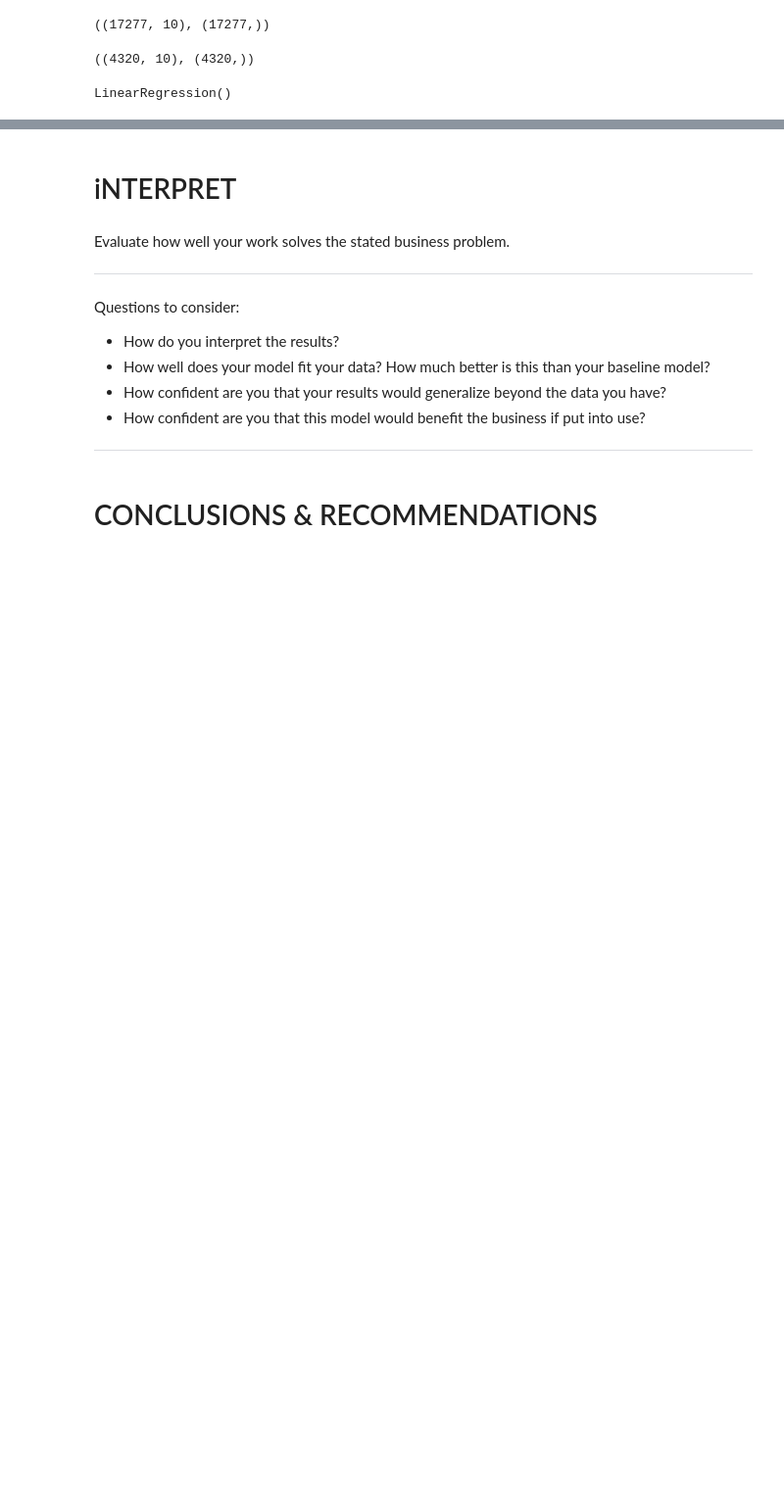
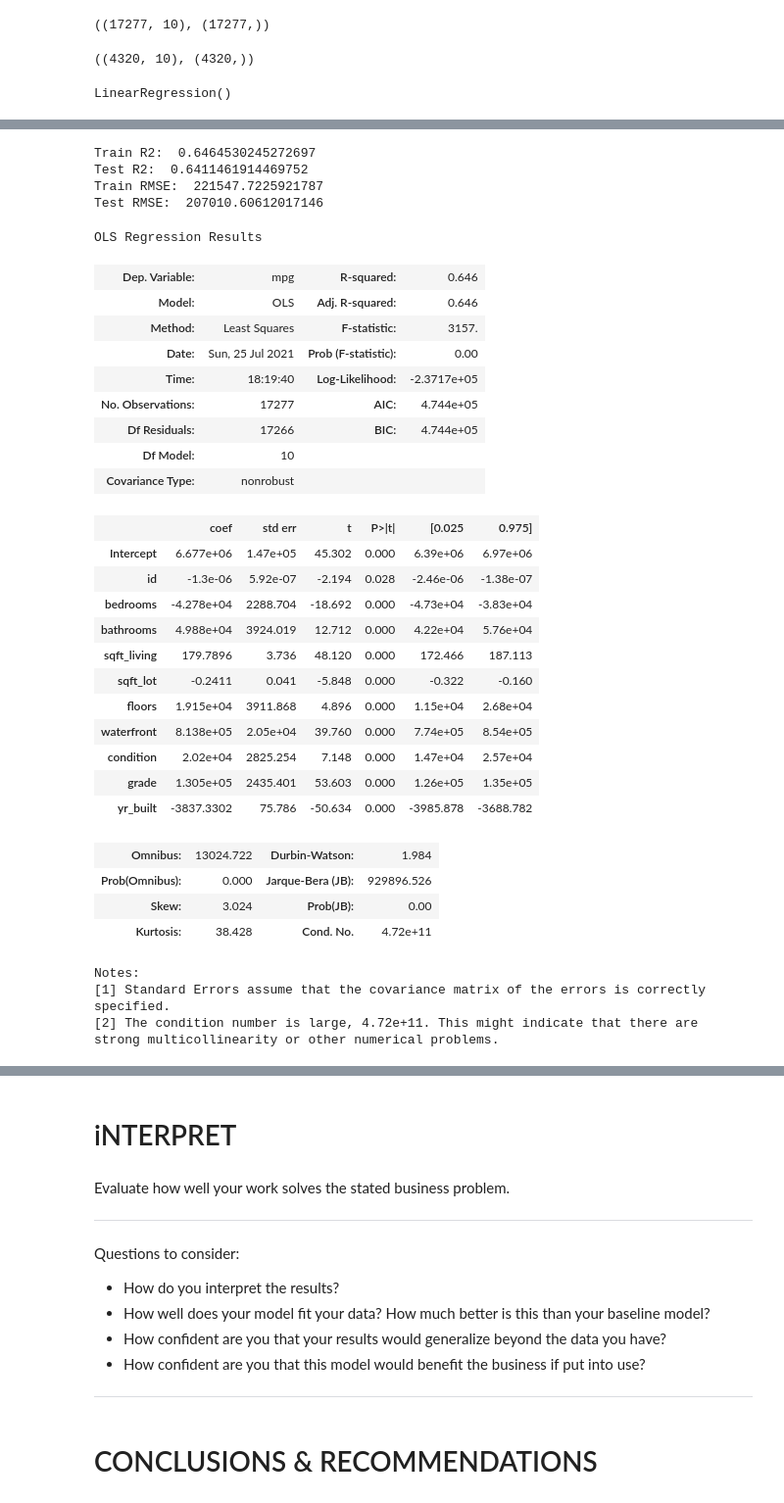
Before and after one commit to justinjhue/osemn-project-template, a Jupyter notebook: working project notebook.ipynb, the cells around one changed output, grey strips where cells are left out. Shown at 98% size. Saved outputs shown, nothing was run; the diff lists cells and outputs as text; code cells hidden in the pictures; blank space fills up the shorter version.

Commit message:
updated model

```diff
--- a/working project notebook.ipynb
+++ b/working project notebook.ipynb
@@ -348,0 +377,64 @@ sns.scatterplot(Y_test, Y_pred)
+# %%
+def model(X_train, X_test, y_train, y_test):
+
+    # statsmodels
+    features = X_train.copy()
+    features['mpg'] = y_train
+
+    formula = 'mpg~' + '+'.join(X_train.columns)
+    model = ols(formula=formula, data=features).fit()
+
+    #sklearn
+    linreg = LinearRegression()
+    linreg.fit(X_train, y_train)
+
+    y_hat_train = linreg.predict(X_train)
+    y_hat_test = linreg.predict(X_test)
+
+    train_mse = mean_squared_error(y_train, y_hat_train)
+    test_mse = mean_squared_error(y_test, y_hat_test)
+
+    print("Train R2: ", linreg.score(X_train, y_train))
+    print("Test R2: ", linreg.score(X_test, y_test))
+
+    print("Train RMSE: ", train_mse**0.5)
+    print("Test RMSE: ", test_mse**0.5)
+
+    return model.summary()
+# %%
+model(X_train, X_test, y_train, y_test)
+# %% [output]
+Train R2:  0.6464530245272697
+Test R2:  0.6411461914469752
+Train RMSE:  221547.7225921787
+Test RMSE:  207010.60612017146
+OLS Regression Results
+| Dep. Variable: | mpg | R-squared: | 0.646 |
+| Model: | OLS | Adj. R-squared: | 0.646 |
+| Method: | Least Squares | F-statistic: | 3157. |
+| Date: | Sun, 25 Jul 2021 | Prob (F-statistic): | 0.00 |
+| Time: | 18:19:40 | Log-Likelihood: | -2.3717e+05 |
+| No. Observations: | 17277 | AIC: | 4.744e+05 |
+| Df Residuals: | 17266 | BIC: | 4.744e+05 |
+| Df Model: | 10 |  |  |
+| Covariance Type: | nonrobust |  |  |
+|  | coef | std err | t | P>|t| | [0.025 | 0.975] |
+| Intercept | 6.677e+06 | 1.47e+05 | 45.302 | 0.000 | 6.39e+06 | 6.97e+06 |
+| id | -1.3e-06 | 5.92e-07 | -2.194 | 0.028 | -2.46e-06 | -1.38e-07 |
+| bedrooms | -4.278e+04 | 2288.704 | -18.692 | 0.000 | -4.73e+04 | -3.83e+04 |
+| bathrooms | 4.988e+04 | 3924.019 | 12.712 | 0.000 | 4.22e+04 | 5.76e+04 |
+| sqft_living | 179.7896 | 3.736 | 48.120 | 0.000 | 172.466 | 187.113 |
+| sqft_lot | -0.2411 | 0.041 | -5.848 | 0.000 | -0.322 | -0.160 |
+| floors | 1.915e+04 | 3911.868 | 4.896 | 0.000 | 1.15e+04 | 2.68e+04 |
+| waterfront | 8.138e+05 | 2.05e+04 | 39.760 | 0.000 | 7.74e+05 | 8.54e+05 |
+| condition | 2.02e+04 | 2825.254 | 7.148 | 0.000 | 1.47e+04 | 2.57e+04 |
+| grade | 1.305e+05 | 2435.401 | 53.603 | 0.000 | 1.26e+05 | 1.35e+05 |
+| yr_built | -3837.3302 | 75.786 | -50.634 | 0.000 | -3985.878 | -3688.782 |
+| Omnibus: | 13024.722 | Durbin-Watson: | 1.984 |
+| Prob(Omnibus): | 0.000 | Jarque-Bera (JB): | 929896.526 |
+| Skew: | 3.024 | Prob(JB): | 0.00 |
+| Kurtosis: | 38.428 | Cond. No. | 4.72e+11 |
+Notes:
+[1] Standard Errors assume that the covariance matrix of the errors is correctly specified.
+[2] The condition number is large, 4.72e+11. This might indicate that there are
+strong multicollinearity or other numerical problems.
```
Also changed, not shown: parts of 9 cells of this notebook, 3 other files.
